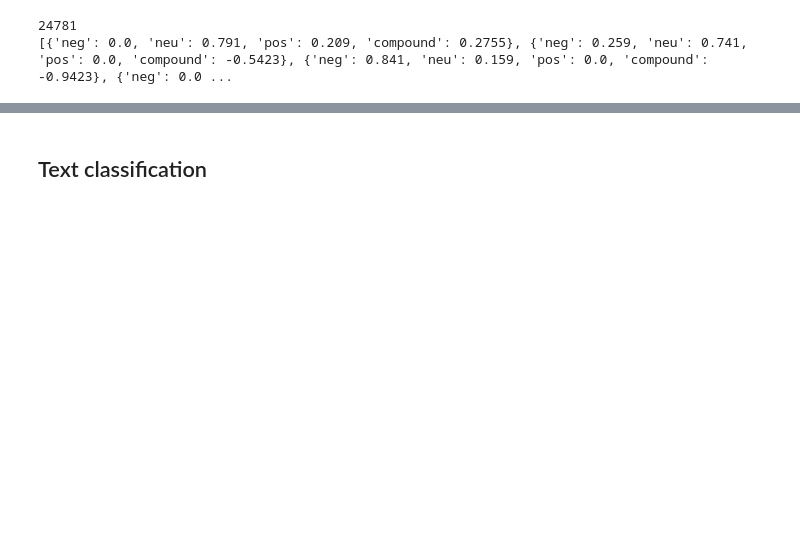
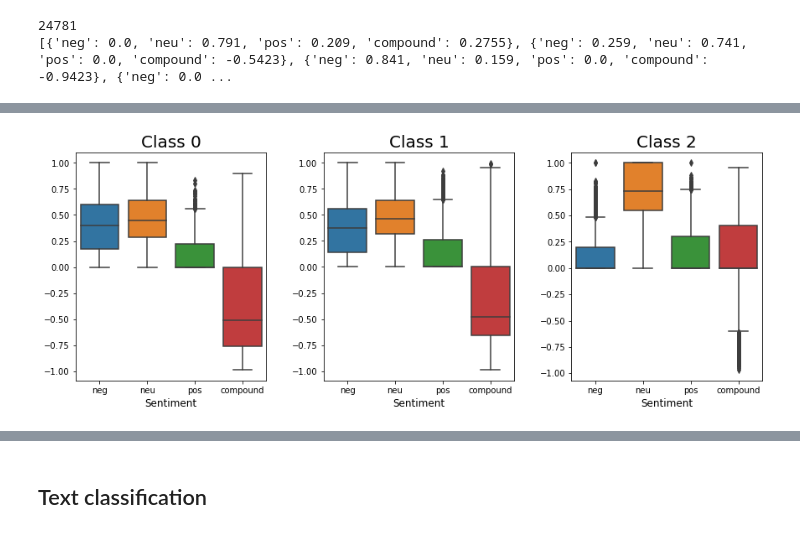
Before and after one commit to MarcoP9/textmining, a Jupyter notebook: code/Text_mining.ipynb, the cells around one changed output, grey strips where cells are left out. Cells and saved outputs as stored; diff of their text form; code cells hidden in the pictures; blank space fills up the shorter version.

Commit message:
sentiment is goodddd

```diff
--- a/code/Text_mining.ipynb
+++ b/code/Text_mining.ipynb
@@ -133,4 +143,18 @@ df['neg'] = neg
 df['neu'] = neu
 df['pos'] = pos
 df['compound'] = compound
+# %%
+selected_columns = ["neg", "neu", "pos", "compound"]
+
+fig, axs = plt.subplots(ncols = 3, figsize=(13,5))
+for i in range(3):
+    sns.boxplot(x="variable", y="value", data=pd.melt(df[df['class'] == i][selected_columns]), ax = axs[i])
+    axs[i].set_title(f"Class {i}", size = 20)
+    axs[i].set_xlabel("Sentiment", size = 12)
+    axs[i].set_ylabel("")
+    #axs[i].set_xticks(size = 12)
+    #axs[i].set_yticks(size = 12)
+plt.subplots_adjust(right = 1, wspace = 0.3)
+# %% [output]
+[figure, added]
 # %%
```
Also changed, not shown: parts of 19 cells of this notebook.
